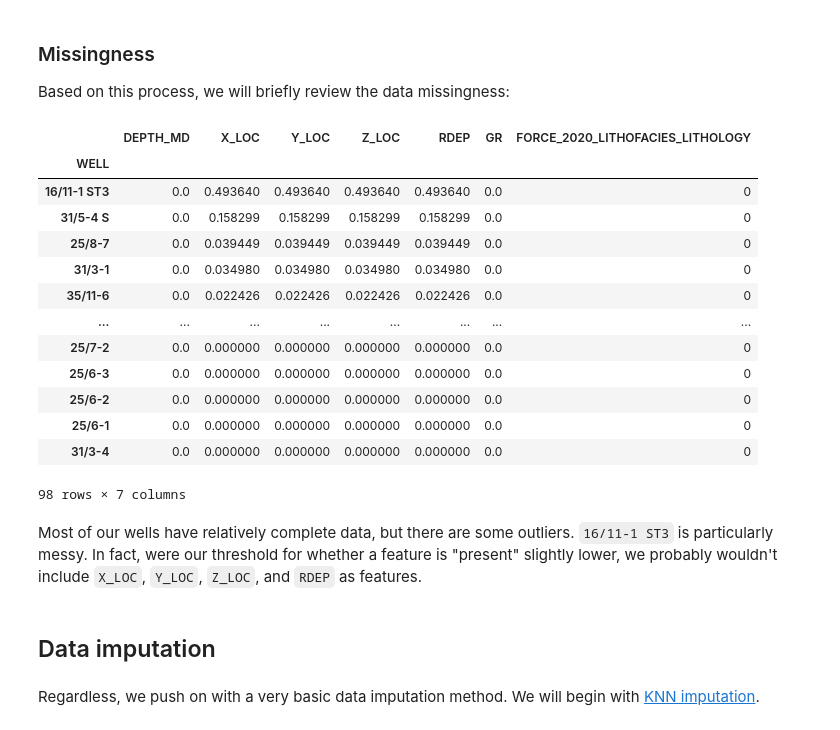
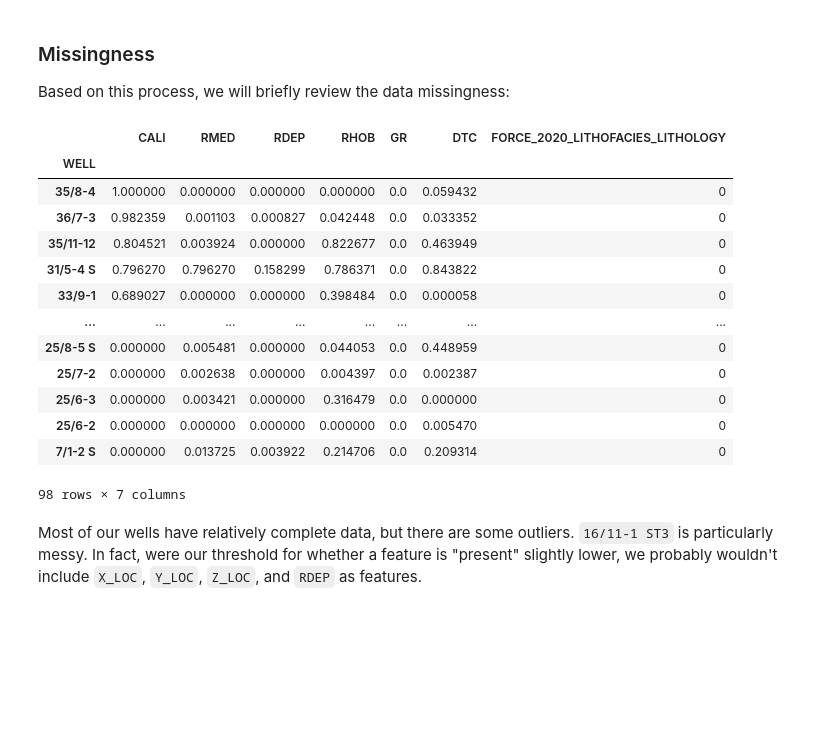
Before and after one commit to goyder/xeek-wel-logs-facies, a Jupyter notebook: notebooks/n-2-first-models.ipynb, the cells around one changed output. Drawn from its saved outputs; the diff is of its cells as text; code cells hidden in the pictures; blank space fills up the shorter version.

```diff
--- a/notebooks/n-2-first-models.ipynb
+++ b/notebooks/n-2-first-models.ipynb
@@ -63,5 +64,5 @@ We retrieve only the features that are present in all well logs:
 # %%
-universal_features = features.features_mostly_present(df_train, presence_threshold=1)
+universal_features = features.features_mostly_present(df_train, presence_threshold=.8)
 pprint(universal_features)
 # %% [output]
 ['WELL',
@@ -97,10 +108,9 @@ Our test dataset is a superset, so we are good to work with this limited dataset
 # %% [markdown]
 We will further limit our features to continuous features.
 # %%
-columns = [feature for feature in universal_features if
-                   (feature in features.continuous_metadata_features) or
-                   (feature in features.well_log_features) or
-                   (feature in features.target)] + ["WELL"]
+feature_columns = [feature for feature in universal_features if
+                   (feature in features.well_log_features)]
+columns = feature_columns + features.target + ["WELL"]
 # %%
 columns
 # %% [output]
@@ -148,26 +158,22 @@ Based on this process, we will briefly review the data missingness:
 # %%
 (df_train_limited
 .groupby("WELL")
 .aggregate(lambda s: s.isna().sum() / len(s))
-.sort_values("X_LOC", ascending=False))
+.sort_values("CALI", ascending=False))
 # %% [output]
-|  | DEPTH_MD | X_LOC | Y_LOC | Z_LOC | RDEP | GR | FORCE_2020_LITHOFACIES_LITHOLOGY |
+|  | CALI | RMED | RDEP | RHOB | GR | DTC | FORCE_2020_LITHOFACIES_LITHOLOGY |
 | WELL |  |  |  |  |  |  |  |
-| 16/11-1 ST3 | 0.0 | 0.493640 | 0.493640 | 0.493640 | 0.493640 | 0.0 | 0 |
-| 31/5-4 S | 0.0 | 0.158299 | 0.158299 | 0.158299 | 0.158299 | 0.0 | 0 |
-| 25/8-7 | 0.0 | 0.039449 | 0.039449 | 0.039449 | 0.039449 | 0.0 | 0 |
-| 31/3-1 | 0.0 | 0.034980 | 0.034980 | 0.034980 | 0.034980 | 0.0 | 0 |
-| 35/11-6 | 0.0 | 0.022426 | 0.022426 | 0.022426 | 0.022426 | 0.0 | 0 |
+| 35/8-4 | 1.000000 | 0.000000 | 0.000000 | 0.000000 | 0.0 | 0.059432 | 0 |
+| 36/7-3 | 0.982359 | 0.001103 | 0.000827 | 0.042448 | 0.0 | 0.033352 | 0 |
+| 35/11-12 | 0.804521 | 0.003924 | 0.000000 | 0.822677 | 0.0 | 0.463949 | 0 |
+| 31/5-4 S | 0.796270 | 0.796270 | 0.158299 | 0.786371 | 0.0 | 0.843822 | 0 |
+| 33/9-1 | 0.689027 | 0.000000 | 0.000000 | 0.398484 | 0.0 | 0.000058 | 0 |
 | ... | ... | ... | ... | ... | ... | ... | ... |
-| 25/7-2 | 0.0 | 0.000000 | 0.000000 | 0.000000 | 0.000000 | 0.0 | 0 |
-| 25/6-3 | 0.0 | 0.000000 | 0.000000 | 0.000000 | 0.000000 | 0.0 | 0 |
-| 25/6-2 | 0.0 | 0.000000 | 0.000000 | 0.000000 | 0.000000 | 0.0 | 0 |
-| 25/6-1 | 0.0 | 0.000000 | 0.000000 | 0.000000 | 0.000000 | 0.0 | 0 |
-| 31/3-4 | 0.0 | 0.000000 | 0.000000 | 0.000000 | 0.000000 | 0.0 | 0 |
+| 25/8-5 S | 0.000000 | 0.005481 | 0.000000 | 0.044053 | 0.0 | 0.448959 | 0 |
+| 25/7-2 | 0.000000 | 0.002638 | 0.000000 | 0.004397 | 0.0 | 0.002387 | 0 |
+| 25/6-3 | 0.000000 | 0.003421 | 0.000000 | 0.316479 | 0.0 | 0.000000 | 0 |
+| 25/6-2 | 0.000000 | 0.000000 | 0.000000 | 0.000000 | 0.0 | 0.005470 | 0 |
+| 7/1-2 S | 0.000000 | 0.013725 | 0.003922 | 0.214706 | 0.0 | 0.209314 | 0 |
 98 rows × 7 columns
 # %% [markdown]
 Most of our wells have relatively complete data, but there are some outliers. `16/11-1 ST3` is particularly messy. In fact, were our threshold for whether a feature is "present" slightly lower, we probably wouldn't include `X_LOC`, `Y_LOC`, `Z_LOC`, and `RDEP` as features.
-# %% [markdown]
-## Data imputation
-# %% [markdown]
-Regardless, we push on with a very basic data imputation method. We will begin with [KNN imputation](https://scikit-learn.org/stable/modules/impute.html#nearest-neighbors-imputation).
```
Also changed, not shown: parts of 31 cells of this notebook, 1 other file.
